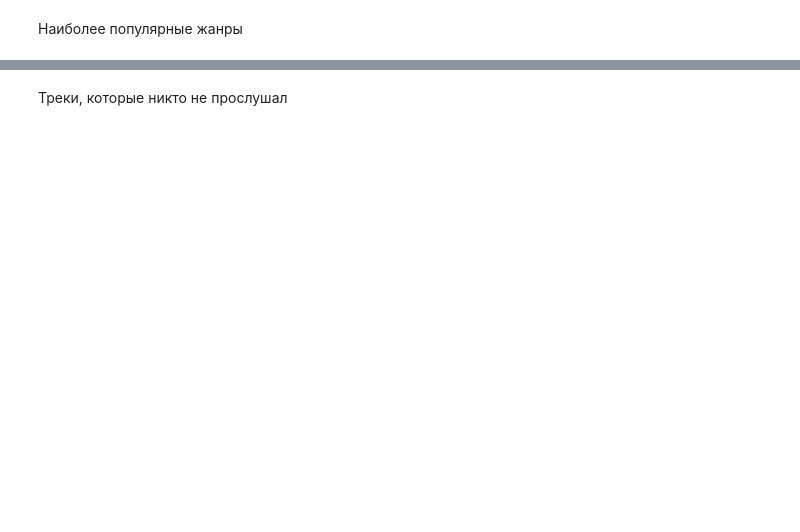
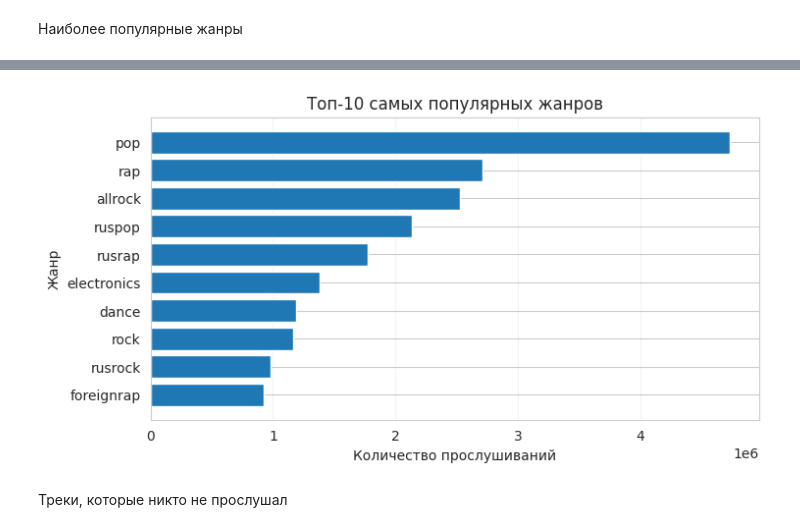
Before and after one commit to useful-pers/mle-project-sprint-4-v001, a Jupyter notebook: recommendations.ipynb, the cells around one changed output, grey strips where cells are left out. Cells and saved outputs as stored; diff of their text form; code cells hidden in the pictures; blank space fills up the shorter version.

```diff
--- a/recommendations.ipynb
+++ b/recommendations.ipynb
@@ -277,0 +412,14 @@ catalog = pd.concat(
+# %%
+genre_names = catalog[catalog["type"] == "genre"][["id", "name"]] \
+    .rename(columns={"id": "genre_id", "name": "genre_name"})
+
+top_n = 10
+
+top_genres_named = (
+    genre_popularity
+    .head(top_n)
+    .rename(columns={"genres": "genre_id"})
+    .merge(genre_names, on="genre_id", how="left")
+)
+
+top_genres_named
@@ -278,2 +438,16 @@ catalog = pd.concat(
+# %%
+plt.figure(figsize=(8, 4))
+plt.barh(
+    top_genres_named["genre_name"].fillna("unknown_genre"),
+    top_genres_named["listens"]
+)
+plt.gca().invert_yaxis()
+plt.title(f"Топ-{top_n} самых популярных жанров")
+plt.xlabel("Количество прослушиваний")
+plt.ylabel("Жанр")
+plt.grid(axis="x", alpha=0.2)
+plt.show()
+# %% [output]
+[figure, added]
 # %% [markdown]
 Треки, которые никто не прослушал
```
Also changed, not shown: parts of 17 cells of this notebook.
